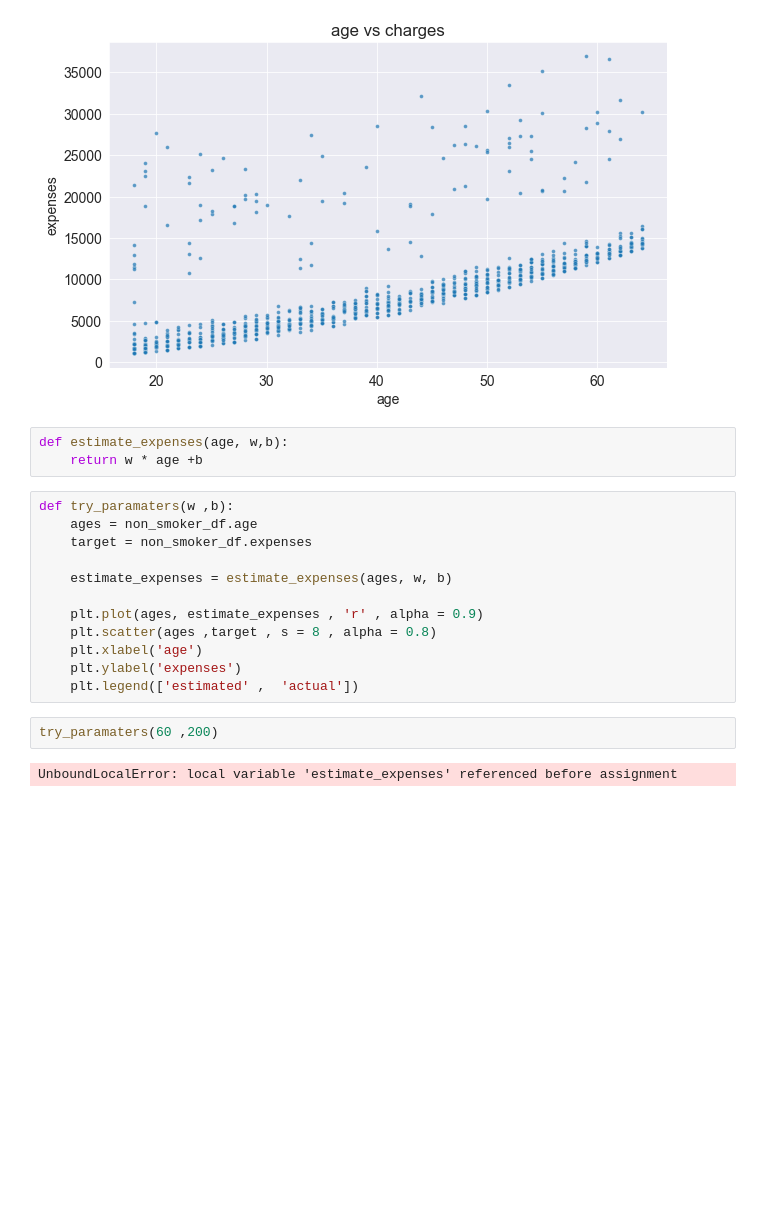
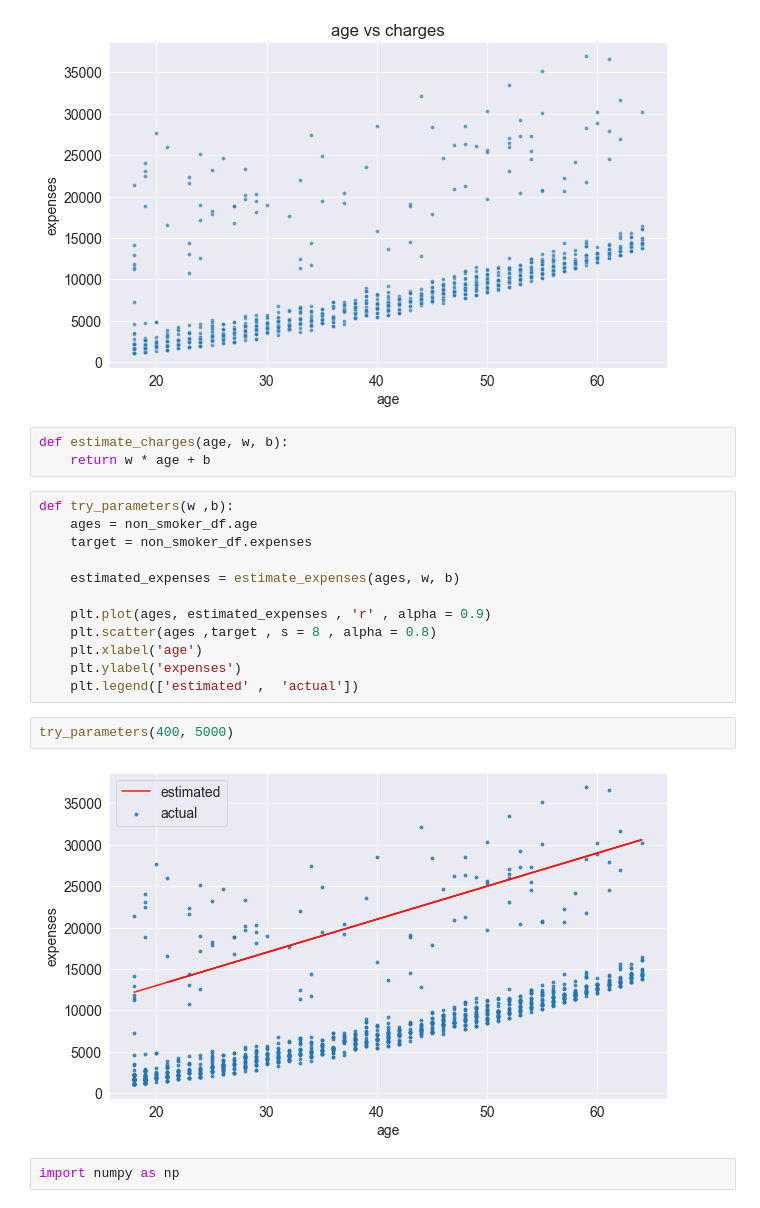
Before and after one commit to exxidae7/FreeCodeCampML-_project, a Jupyter notebook: healthcare_costs.ipynb, the cells around one changed output. Cells and saved outputs as stored; diff of their text form; blank space fills up the shorter version.

```diff
--- a/healthcare_costs.ipynb
+++ b/healthcare_costs.ipynb
@@ -102,21 +102,23 @@ sns.scatterplot(data= non_smoker_df , x= 'age' , y = 'expenses' , alpha =0.7 , s
 <AxesSubplot:title={'center':'age vs charges'}, xlabel='age', ylabel='expenses'>
 [figure]
 # %%
-def estimate_expenses(age, w,b):
-    return w * age +b
+def estimate_charges(age, w, b):
+    return w * age + b
 # %%
-def try_paramaters(w ,b):
+def try_parameters(w ,b):
     ages = non_smoker_df.age
     target = non_smoker_df.expenses
 
-    estimate_expenses = estimate_expenses(ages, w, b)
+    estimated_expenses = estimate_expenses(ages, w, b)
 
-    plt.plot(ages, estimate_expenses , 'r' , alpha = 0.9)
+    plt.plot(ages, estimated_expenses , 'r' , alpha = 0.9)
     plt.scatter(ages ,target , s = 8 , alpha = 0.8)
     plt.xlabel('age')
     plt.ylabel('expenses')
     plt.legend(['estimated' ,  'actual'])
-# %%
-try_paramaters(60 ,200)
-# %% [output]
-UnboundLocalError: local variable 'estimate_expenses' referenced before assignment
+# %%
+try_parameters(400, 5000)
+# %% [output]
+[figure, added]
+# %%
+import numpy as np
```
Also changed, not shown: parts of 23 cells of this notebook.
